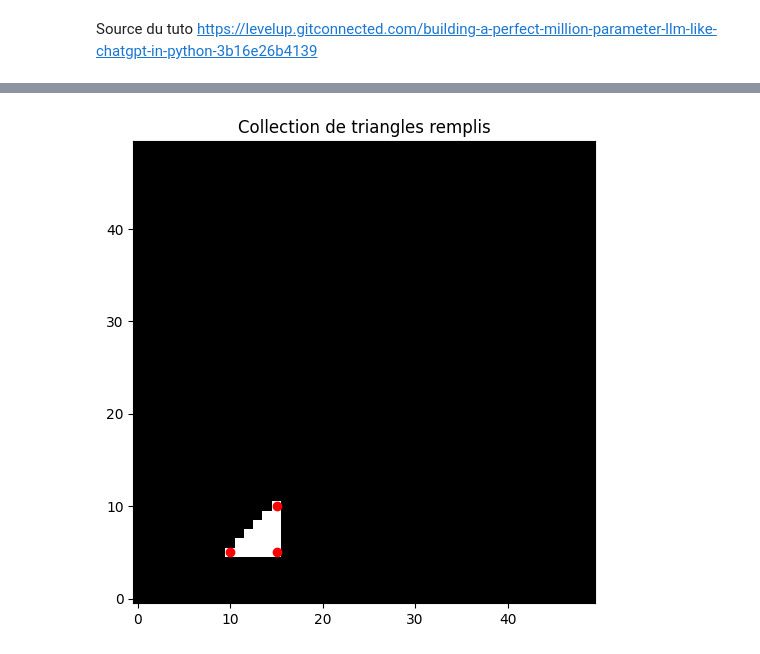
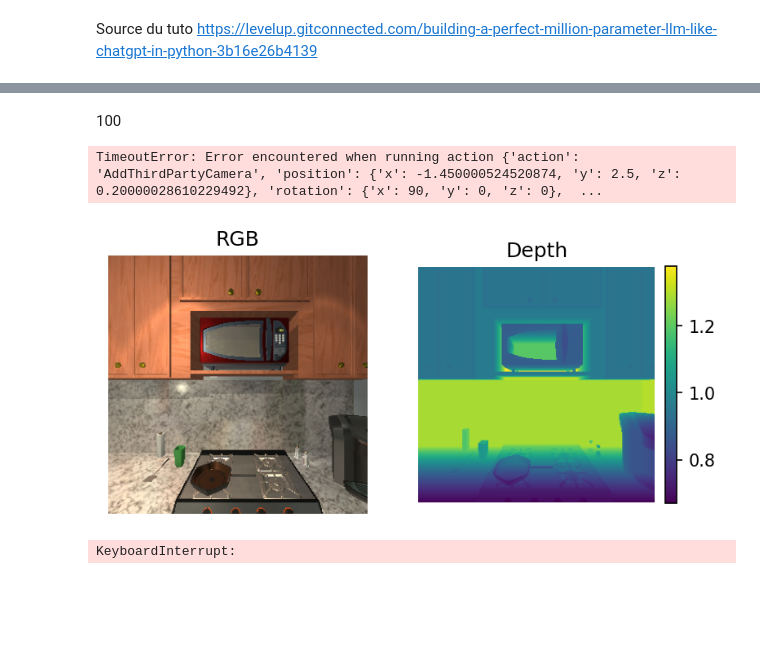
Before and after one commit to cyFou/testColab, a Jupyter notebook: ia2thor.ipynb, the cells around one changed output, grey strips where cells are left out. Drawn from its saved outputs; the diff is of its cells as text; code cells hidden in the pictures; blank space fills up the shorter version.

```diff
--- a/ia2thor.ipynb
+++ b/ia2thor.ipynb
@@ -143,28 +138,0 @@ plt.show()
-# %%
-import numpy as np
-from skimage.draw import polygon
-
-MAP_SIZE = 50
-occupancy_grid = np.ones((MAP_SIZE, MAP_SIZE), dtype=np.int8) * -1
-
-# Coordonnées des sommets
-x = np.array([5, 5, 10])   # Axe vertical (lignes)
-y = np.array([10, 15, 15]) # Axe horizontal (colonnes)
-
-# Récupère les indices des pixels dans le triangle
-rr, cc = polygon(x, y, occupancy_grid.shape)
-
-# Remplir avec 1
-occupancy_grid[rr, cc] = 1
-
-
-# Affichage
-plt.figure(figsize=(6, 6))
-plt.imshow(occupancy_grid, cmap="gray", origin="lower")
-for (xs,ys) in zip(x,y):
-    #xs, ys = zip(*tri)
-    plt.scatter(ys, xs, color="red")  # sommets
-plt.title("Collection de triangles remplis")
-plt.show()
-# %% [output]
-[figure, removed]
@@ -170,0 +141,45 @@ plt.show()
+# %%
+!pip install --upgrade ai2thor ai2thor-colab &> /dev/null
+import ai2thor
+import ai2thor_colab
+
+from ai2thor.controller import Controller
+from ai2thor_colab import (
+    plot_frames,
+    show_objects_table,
+    side_by_side,
+    overlay,
+    show_video
+)
+
+ai2thor_colab.start_xserver()
+
+"AI2-THOR Version: " + ai2thor.__version__
+controller = Controller(
+        renderDepthImage=True,
+)
+
+plot_frames(controller.last_event)
+# %% [output]
+100
+TimeoutError: Error encountered when running action {'action': 'AddThirdPartyCamera', 'position': {'x': -1.450000524520874, 'y': 2.5, 'z': 0.20000028610229492}, 'rotation': {'x': 90, 'y': 0, 'z': 0},  ...
+# %%
+plot_frames(controller.last_event)
+# %% [output]
+[figure, added]
+# %%
+controller.reset(
+    # makes the images a bit higher quality
+    #width=200,
+    #height=200,
+
+    # Renders several new image modalities
+    renderDepthImage=True,
+    renderInstanceSegmentation=False,
+    renderSemanticSegmentation=False,
+    renderNormalsImage=False
+)
+
+plot_frames(controller.last_event)
+# %% [output]
+KeyboardInterrupt:
```
Also changed, not shown: parts of 3 cells of this notebook.
